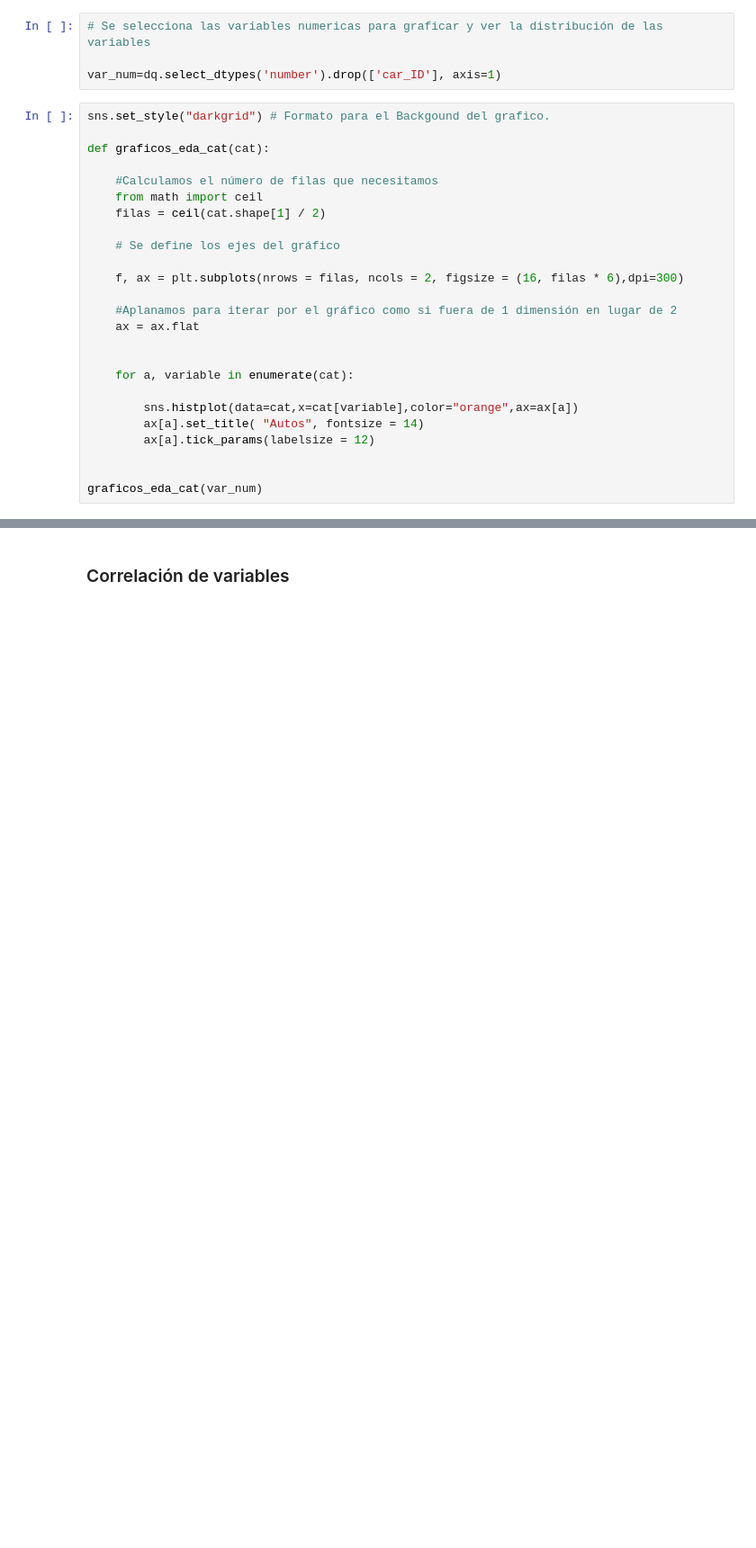
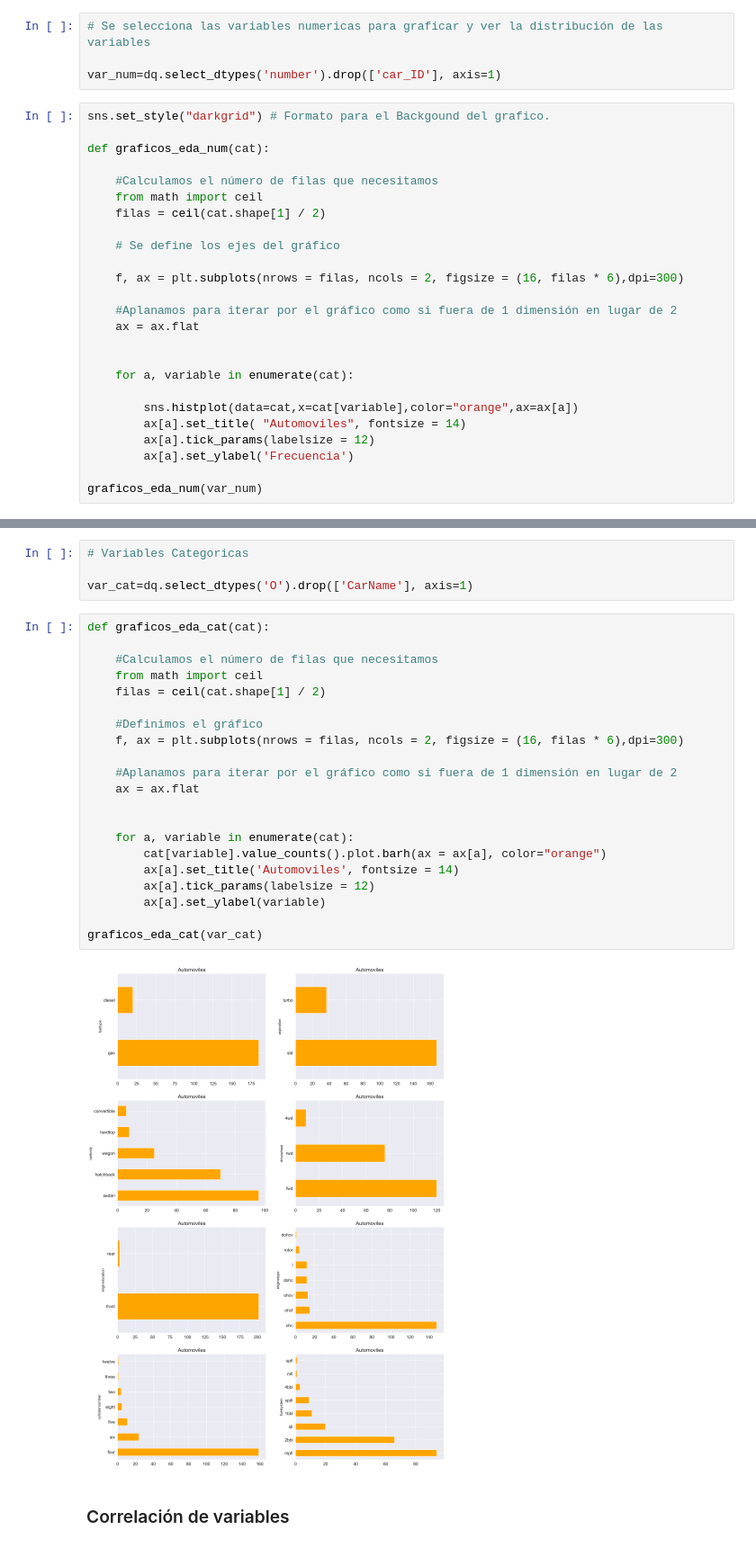
Before and after one commit to jospinoponce/EstudioDeMercadoIndustriaAutomotriz, a Jupyter notebook: EDA_report.ipynb, the cells around one changed output, grey strips where cells are left out. Shown at 90% size. Saved outputs shown, nothing was run; the diff lists cells and outputs as text; blank space fills up the shorter version.

```diff
--- a/EDA_report.ipynb
+++ b/EDA_report.ipynb
@@ -67,7 +67,7 @@ var_num=dq.select_dtypes('number').drop(['car_ID'], axis=1)
 # %%
 sns.set_style("darkgrid") # Formato para el Backgound del grafico.
 
-def graficos_eda_cat(cat):
+def graficos_eda_num(cat):
 
     #Calculamos el número de filas que necesitamos
     from math import ceil
@@ -84,9 +84,9 @@ def graficos_eda_cat(cat):
     for a, variable in enumerate(cat):
 
         sns.histplot(data=cat,x=cat[variable],color="orange",ax=ax[a])
-        ax[a].set_title( "Autos", fontsize = 14)
+        ax[a].set_title( "Automoviles", fontsize = 14)
         ax[a].tick_params(labelsize = 12)
+        ax[a].set_ylabel('Frecuencia')
 
-
-graficos_eda_cat(var_num)
+graficos_eda_num(var_num)
 # %% [output]
@@ -119,6 +119,33 @@ sample_out
 | citympg | 205.0 | 25.219512 | 6.542142 | 13.00 | 19.00 | 24.00 | 30.00 | 49.00 | 5.593087 | 44.845937 |
 | highwaympg | 205.0 | 30.751220 | 6.886443 | 16.00 | 25.00 | 30.00 | 34.00 | 54.00 | 10.091890 | 51.410549 |
 | price | 205.0 | 13276.710571 | 7988.852332 | 5118.00 | 7788.00 | 10295.00 | 16503.00 | 45400.00 | -10689.846424 | 37243.267566 |
+# %%
+# Variables Categoricas
+
+var_cat=dq.select_dtypes('O').drop(['CarName'], axis=1)
+# %%
+def graficos_eda_cat(cat):
+
+    #Calculamos el número de filas que necesitamos
+    from math import ceil
+    filas = ceil(cat.shape[1] / 2)
+
+    #Definimos el gráfico
+    f, ax = plt.subplots(nrows = filas, ncols = 2, figsize = (16, filas * 6),dpi=300)
+
+    #Aplanamos para iterar por el gráfico como si fuera de 1 dimensión en lugar de 2
+    ax = ax.flat
+
+
+    for a, variable in enumerate(cat):
+        cat[variable].value_counts().plot.barh(ax = ax[a], color="orange")
+        ax[a].set_title('Automoviles', fontsize = 14)
+        ax[a].tick_params(labelsize = 12)
+        ax[a].set_ylabel(variable)
+
+graficos_eda_cat(var_cat)
+# %% [output]
+[figure, added]
 # %% [markdown]
 ### Correlación de variables
 # %%
```
Also changed, not shown: parts of 2 cells of this notebook.
